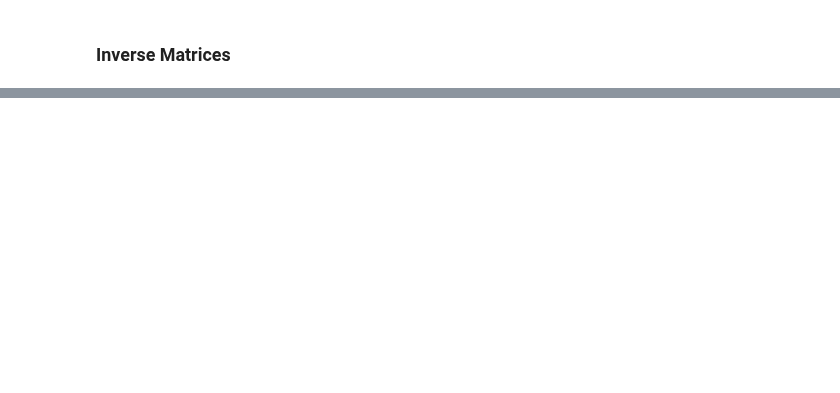
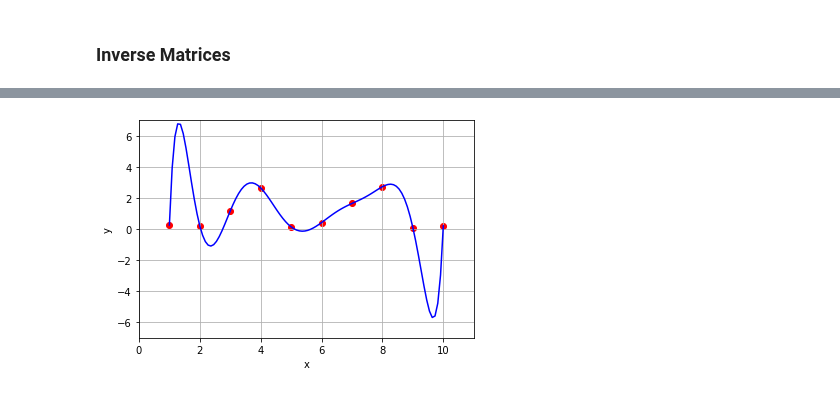
Before and after one commit to bvanderlei/jupyter-guide-to-linear-algebra, a Jupyter notebook: Linear_Systems_Solutions.ipynb, the cells around one changed output, grey strips where cells are left out. Drawn from its saved outputs; the diff is of its cells as text; code cells hidden in the pictures; blank space fills up the shorter version.

```diff
--- a/Linear_Systems_Solutions.ipynb
+++ b/Linear_Systems_Solutions.ipynb
@@ -531,0 +779,28 @@ print("AC = \n", A@C, '\n')
+# %%
+x = np.array([1,2,3,4,5,6,7,8,9,10])
+y = np.array([0.26,0.2,1.17,2.65,0.14,0.42,1.65,2.73,0.09,0.21])
+
+A = np.zeros((10,10),dtype=int)
+B = np.zeros((10,1))
+
+for i in range(10):
+    B[i,0] = y[i]
+    for j in range(10):
+        A[i,j] = x[i]**(j)
+
+coeffs = lag.SolveSystem(A,B)
+
+x_fit = np.linspace(x[0],x[9],100)
+y_fit = coeffs[0] + coeffs[1]*x_fit + coeffs[2]*x_fit**2 + coeffs[3]*x_fit**3 + coeffs[4]*x_fit**4 + coeffs[5]*x_fit**5 + coeffs[6]*x_fit**6 + coeffs[7]*x_fit**7 + coeffs[8]*x_fit**8 + coeffs[9]*x_fit**9
+
+fig,ax = plt.subplots()
+
+ax.scatter(x,y,color='red');
+ax.plot(x_fit,y_fit,'b');
+ax.set_xlim(0,11);
+ax.set_ylim(-7,7);
+ax.set_xlabel('x');
+ax.set_ylabel('y');
+ax.grid(True);
+# %% [output]
+[figure, added]
```
Also changed, not shown: parts of 83 cells of this notebook, 11 other files.
